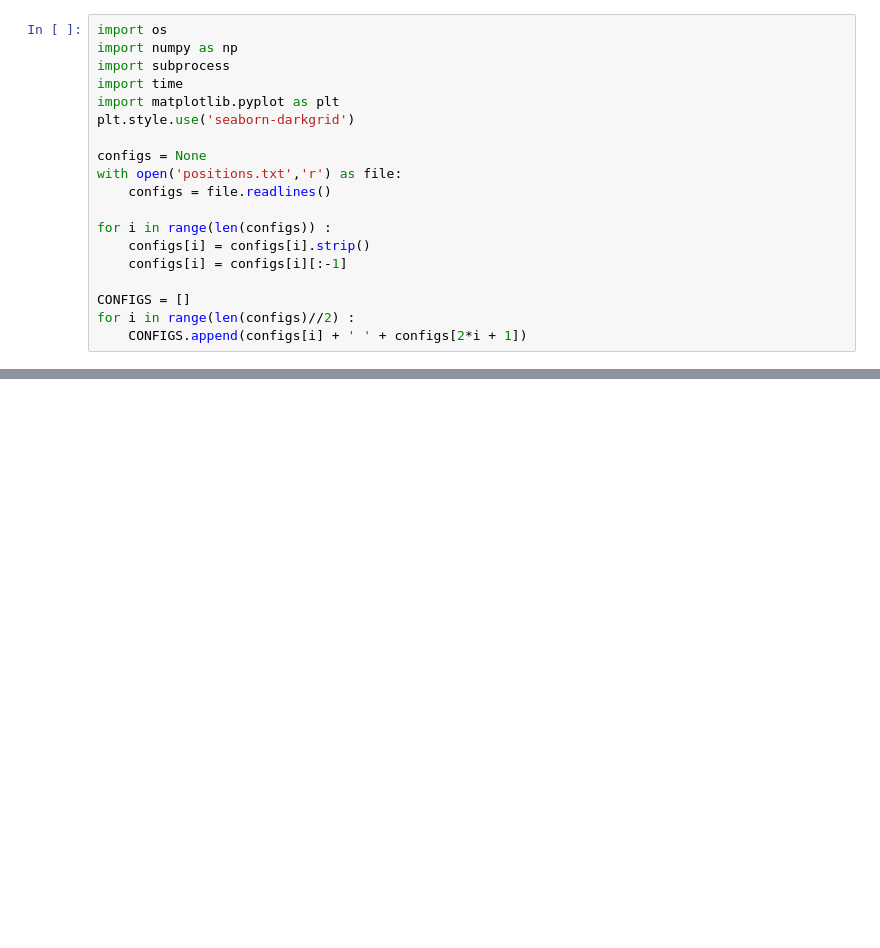
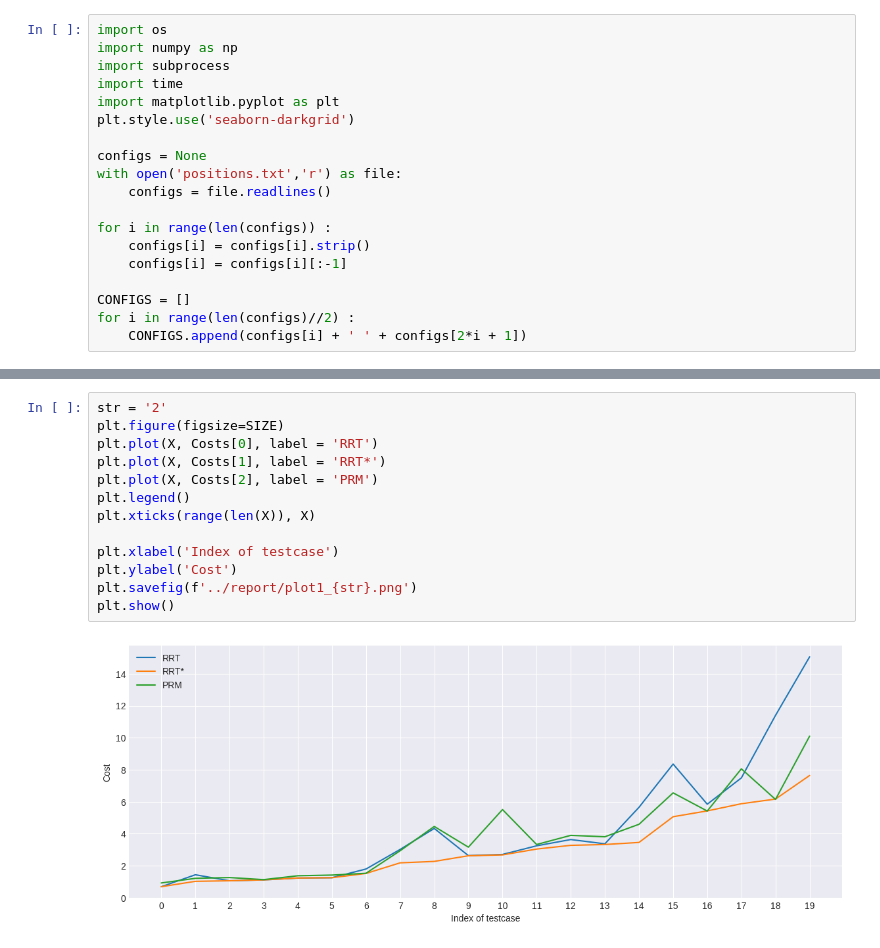
Before and after one commit to adityaya04/SC627, a Jupyter notebook: Assignment1/code/compare.ipynb, the cells around one changed output, grey strips where cells are left out. Cells and saved outputs as stored; diff of their text form; blank space fills up the shorter version.

```diff
--- a/Assignment1/code/compare.ipynb
+++ b/Assignment1/code/compare.ipynb
@@ -61,0 +159,15 @@ file.close()
+# %%
+str = '2'
+plt.figure(figsize=SIZE)
+plt.plot(X, Costs[0], label = 'RRT')
+plt.plot(X, Costs[1], label = 'RRT*')
+plt.plot(X, Costs[2], label = 'PRM')
+plt.legend()
+plt.xticks(range(len(X)), X)
+
+plt.xlabel('Index of testcase')
+plt.ylabel('Cost')
+plt.savefig(f'../report/plot1_{str}.png')
+plt.show()
+# %% [output]
+[figure, added]
```
Also changed, not shown: parts of 4 cells of this notebook, 16 other files.
